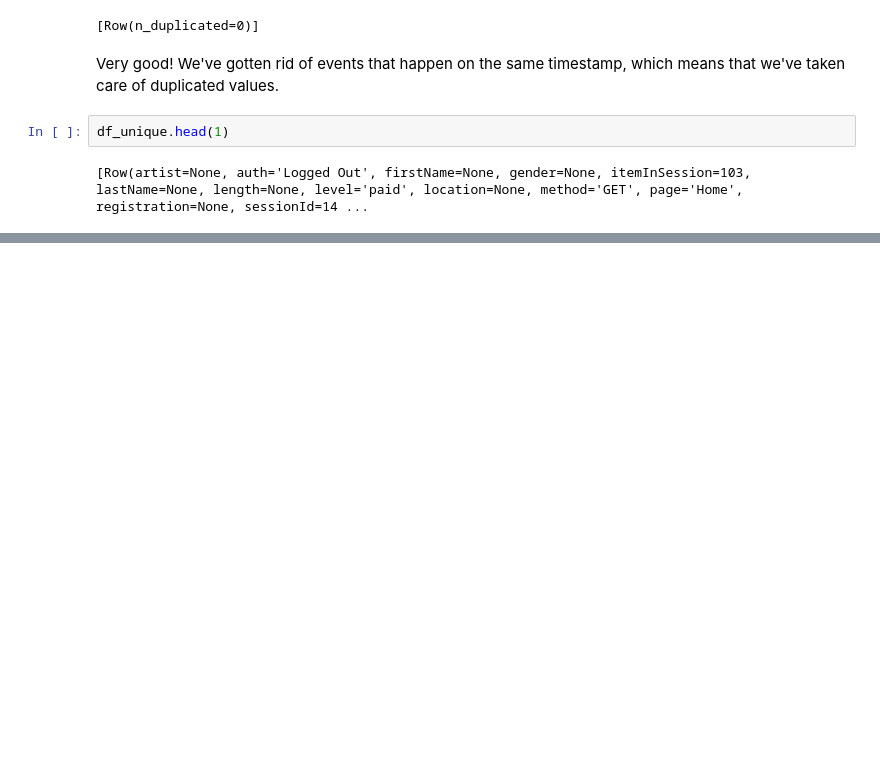
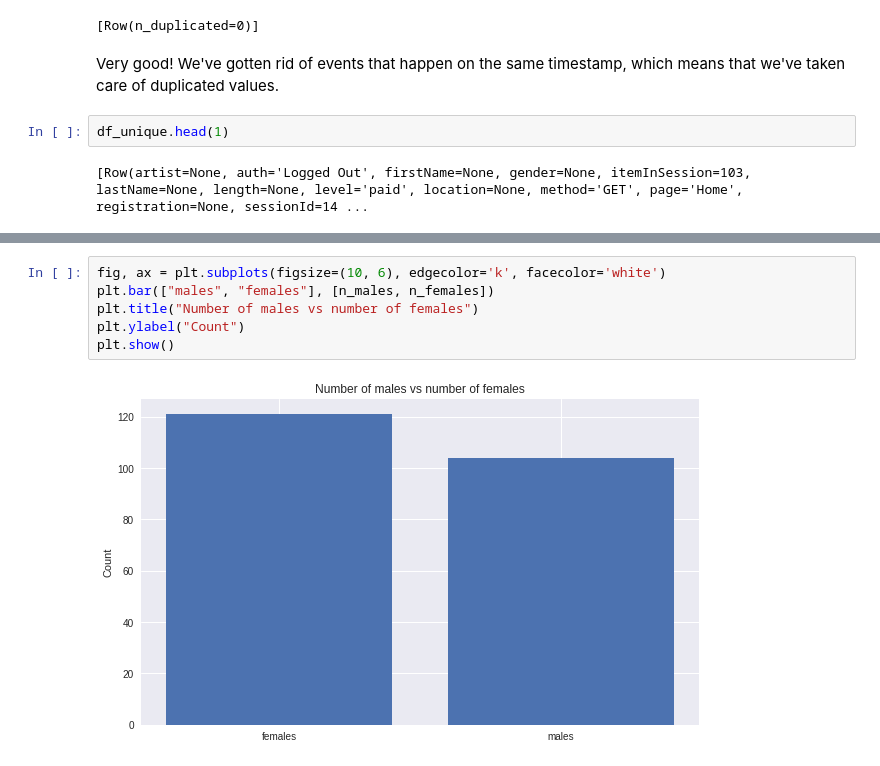
Before and after one commit to SThornewillvE/Udacity-DataScience-Nanodegree, a Jupyter notebook: 07_capstone_spark-ML_project/Sparkify.ipynb, the cells around one changed output, grey strips where cells are left out. Saved outputs shown, nothing was run; the diff lists cells and outputs as text; blank space fills up the shorter version.

```diff
--- a/07_capstone_spark-ML_project/Sparkify.ipynb
+++ b/07_capstone_spark-ML_project/Sparkify.ipynb
@@ -268,0 +475,8 @@ Clean up your code, adding comments and renaming variables to make the code easi
+# %%
+fig, ax = plt.subplots(figsize=(10, 6), edgecolor='k', facecolor='white')
+plt.bar(["males", "females"], [n_males, n_females])
+plt.title("Number of males vs number of females")
+plt.ylabel("Count")
+plt.show()
+# %% [output]
+[figure, added]
```
Also changed, not shown: parts of 63 cells of this notebook.
